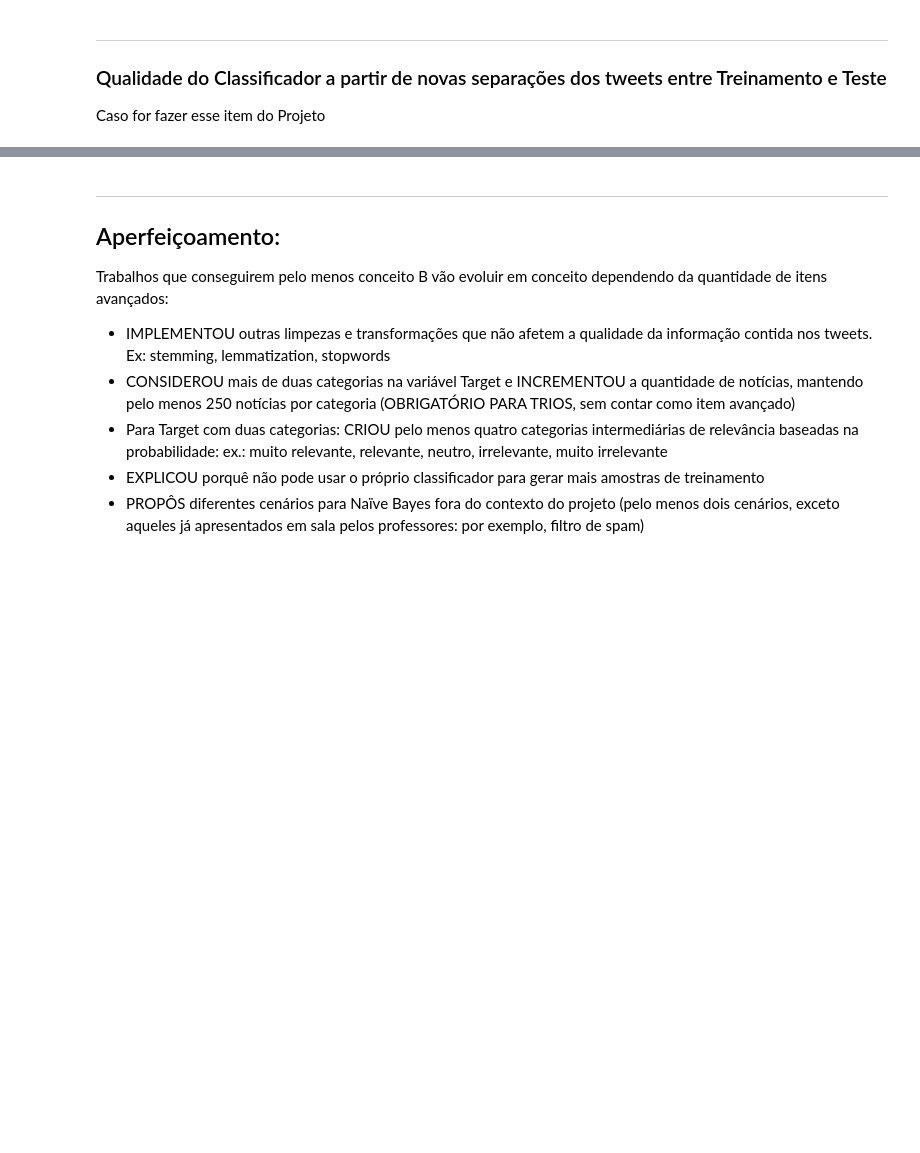
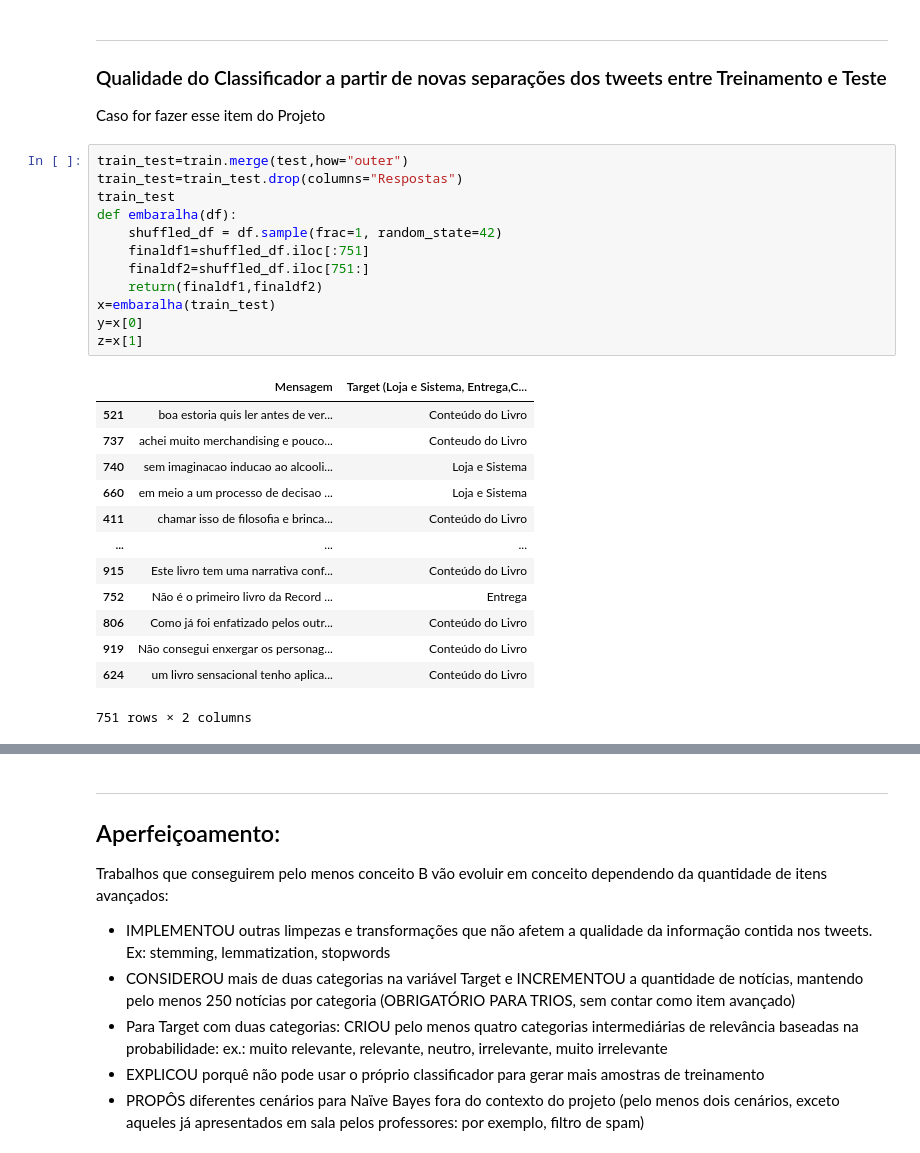
Before and after one commit to viniciusgomes2005/DataScienceProject, a Jupyter notebook: Projeto1 Template.ipynb, the cells around one changed output, grey strips where cells are left out. Cells and saved outputs as stored; diff of their text form; blank space fills up the shorter version.

```diff
--- a/Projeto1 Template.ipynb
+++ b/Projeto1 Template.ipynb
@@ -240,3 +240,29 @@ ___
 ### Qualidade do Classificador a partir de novas separações dos tweets entre Treinamento e Teste
 
 Caso for fazer esse item do Projeto
+# %%
+train_test=train.merge(test,how="outer")
+train_test=train_test.drop(columns="Respostas")
+train_test
+def embaralha(df):
+    shuffled_df = df.sample(frac=1, random_state=42)
+    finaldf1=shuffled_df.iloc[:751]
+    finaldf2=shuffled_df.iloc[751:]
+    return(finaldf1,finaldf2)
+x=embaralha(train_test)
+y=x[0]
+z=x[1]
+# %% [output]
+|  | Mensagem | Target (Loja e Sistema, Entrega,C... |
+| 521 | boa estoria quis ler antes de ver... | Conteúdo do Livro |
+| 737 | achei muito merchandising e pouco... | Conteudo do Livro |
+| 740 | sem imaginacao inducao ao alcooli... | Loja e Sistema |
+| 660 | em meio a um processo de decisao ... | Loja e Sistema |
+| 411 | chamar isso de filosofia e brinca... | Conteúdo do Livro |
+| ... | ... | ... |
+| 915 | Este livro tem uma narrativa conf... | Conteúdo do Livro |
+| 752 | Não é o primeiro livro da Record ... | Entrega |
+| 806 | Como já foi enfatizado pelos outr... | Conteúdo do Livro |
+| 919 | Não consegui enxergar os personag... | Conteúdo do Livro |
+| 624 | um livro sensacional tenho aplica... | Conteúdo do Livro |
+751 rows × 2 columns
```
Also changed, not shown: parts of 3 cells of this notebook.
